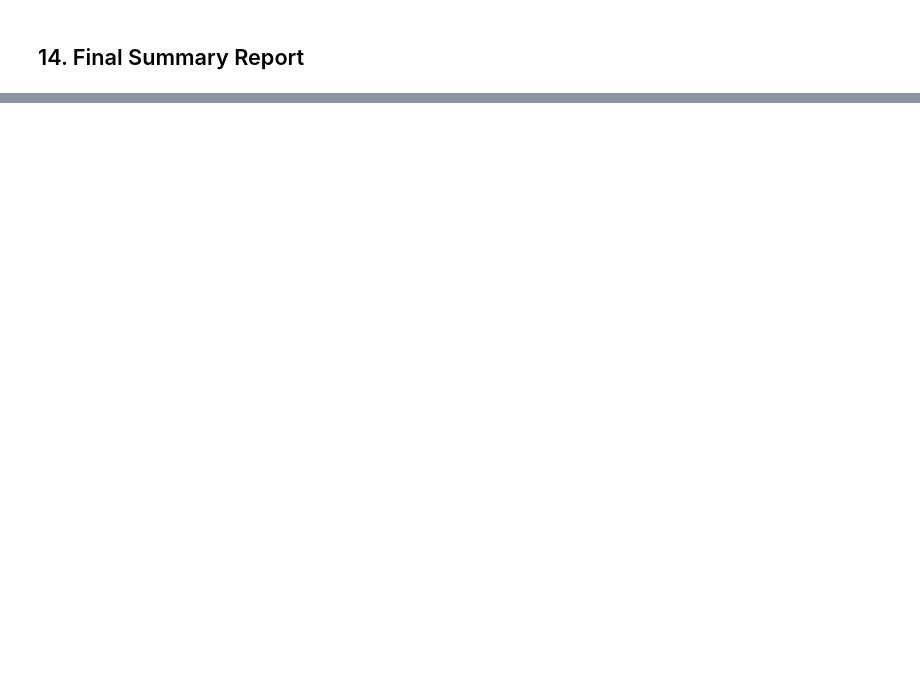
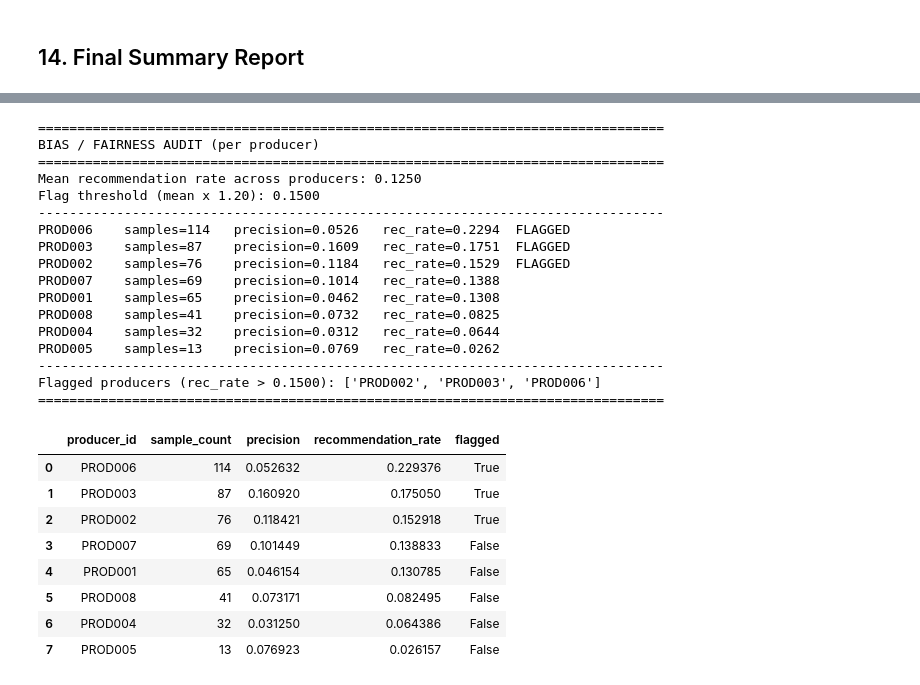
Before and after one commit to Mohamed-Elkiky/UFCFUR-15-3---Advanced-artificial-intelligence, a Jupyter notebook: task1_purchase_prediction/notebooks/03_evaluation.ipynb, the cells around one changed output, grey strips where cells are left out. Cells and saved outputs as stored; diff of their text form; code cells hidden in the pictures; blank space fills up the shorter version.

```diff
--- a/task1_purchase_prediction/notebooks/03_evaluation.ipynb
+++ b/task1_purchase_prediction/notebooks/03_evaluation.ipynb
@@ -555,0 +584,33 @@ Overall Performance:
+# %%
+audit_result = bias_audit(predictions_df)
+print_bias_audit(audit_result)
+
+per_producer = audit_result["per_producer"]
+per_producer
+# %% [output]
+================================================================================
+BIAS / FAIRNESS AUDIT (per producer)
+================================================================================
+Mean recommendation rate across producers: 0.1250
+Flag threshold (mean x 1.20): 0.1500
+--------------------------------------------------------------------------------
+PROD006    samples=114   precision=0.0526   rec_rate=0.2294  FLAGGED
+PROD003    samples=87    precision=0.1609   rec_rate=0.1751  FLAGGED
+PROD002    samples=76    precision=0.1184   rec_rate=0.1529  FLAGGED
+PROD007    samples=69    precision=0.1014   rec_rate=0.1388
+PROD001    samples=65    precision=0.0462   rec_rate=0.1308
+PROD008    samples=41    precision=0.0732   rec_rate=0.0825
+PROD004    samples=32    precision=0.0312   rec_rate=0.0644
+PROD005    samples=13    precision=0.0769   rec_rate=0.0262
+--------------------------------------------------------------------------------
+Flagged producers (rec_rate > 0.1500): ['PROD002', 'PROD003', 'PROD006']
+================================================================================
+|  | producer_id | sample_count | precision | recommendation_rate | flagged |
+| 0 | PROD006 | 114 | 0.052632 | 0.229376 | True |
+| 1 | PROD003 | 87 | 0.160920 | 0.175050 | True |
+| 2 | PROD002 | 76 | 0.118421 | 0.152918 | True |
+| 3 | PROD007 | 69 | 0.101449 | 0.138833 | False |
+| 4 | PROD001 | 65 | 0.046154 | 0.130785 | False |
+| 5 | PROD008 | 41 | 0.073171 | 0.082495 | False |
+| 6 | PROD004 | 32 | 0.031250 | 0.064386 | False |
+| 7 | PROD005 | 13 | 0.076923 | 0.026157 | False |
```
Also changed, not shown: parts of 17 cells of this notebook, 3 other files.
